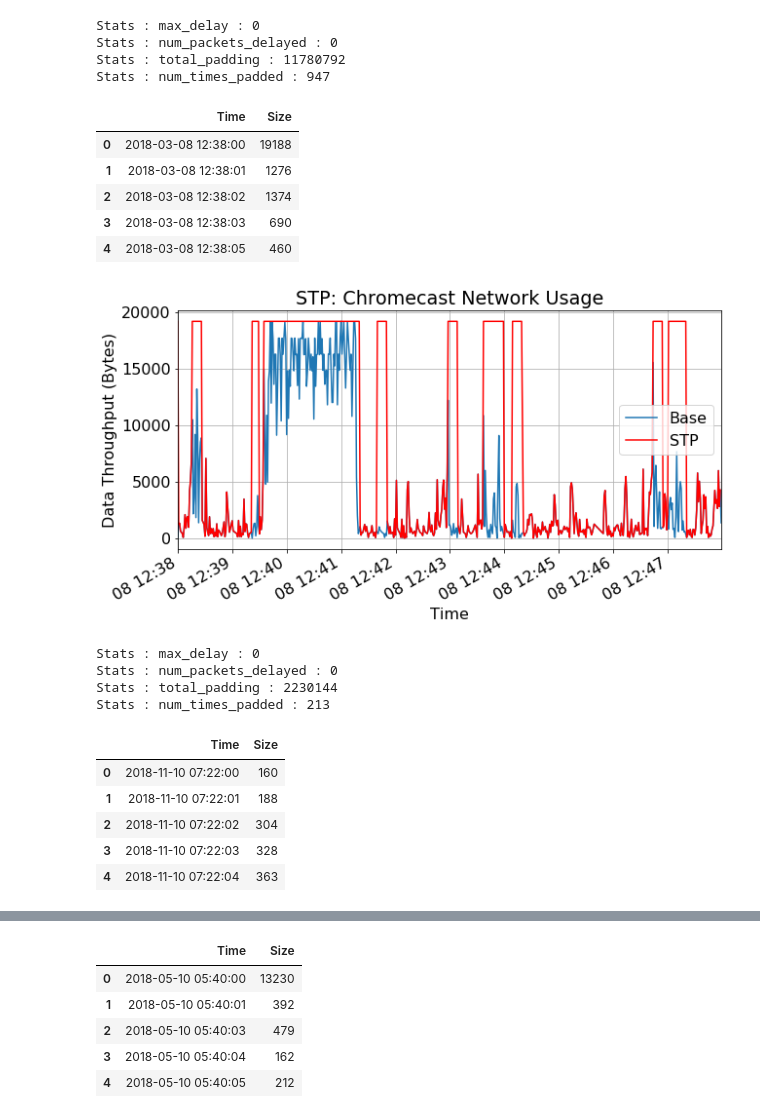
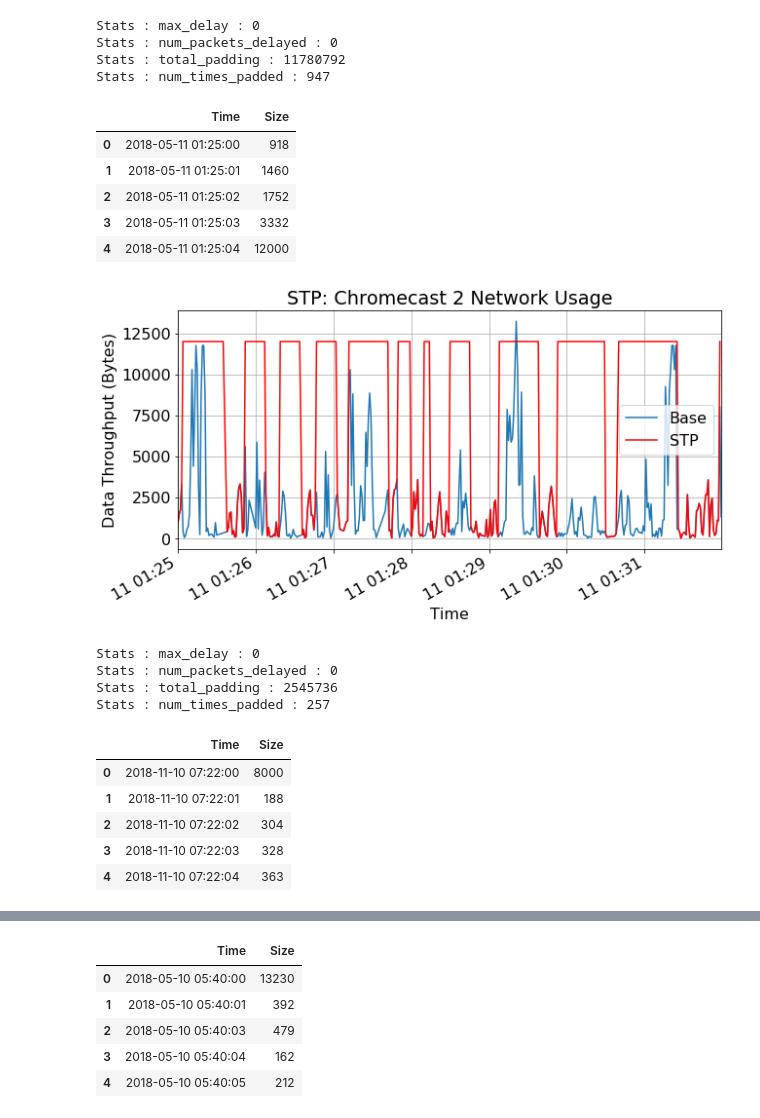
Before and after one commit to ayanpatel/iot-sec, a Jupyter notebook: plotDB.ipynb, the cells around one changed output, grey strips where cells are left out. Drawn from its saved outputs; the diff is of its cells as text; code cells hidden in the pictures.

Commit message:
figures stp

```diff
--- a/plotDB.ipynb
+++ b/plotDB.ipynb
@@ -473,14 +472,14 @@ Stats : num_times_padded : 947
 def stp_alg(input_df, R, q, threshold):
     output_df = pd.DataFrame(columns=['Time', 'Size'])
     stats = {'max_delay' : 0, 'num_packets_delayed' : 0, 'total_padding' : 0, 'num_times_padded' : 0}
-    T = 10 #Time period length in sec
+    T = 15 #Time period length in sec
     padStart = 0
     padEnd = 0
     padOffset = 0
     current_time = input_df['Time'].iloc[0]
     totalTime = int((input_df['Time'].iloc[len(input_df)-1] - current_time).total_seconds())
     for t in range(totalTime):
-        if t % T == 0 and random.random() < q:
+        if t % T == 0 and random.random() <= q:
             padOffset = random.randint(0, T)
             if t + padOffset > padEnd:
                 padStart = t + padOffset
@@ -509,39 +508,39 @@ def stp_alg(input_df, R, q, threshold):
         current_time = current_time + datetime.timedelta(seconds=1)
     return output_df, stats
 # %%
-chromecast_stp_df, chromecast_stp_stats = stp_alg(df, int(df['Size'].max()), 0.15, 7500)
+chromecast_stp_df, chromecast_stp_stats = stp_alg(df, 12000, 0.5, 5000)
 chromecast_stp_df.head()
 # %% [output]
 |  | Time | Size |
-| 0 | 2018-03-08 12:38:00 | 19188 |
-| 1 | 2018-03-08 12:38:01 | 1276 |
-| 2 | 2018-03-08 12:38:02 | 1374 |
-| 3 | 2018-03-08 12:38:03 | 690 |
-| 4 | 2018-03-08 12:38:05 | 460 |
+| 0 | 2018-05-11 01:25:00 | 918 |
+| 1 | 2018-05-11 01:25:01 | 1460 |
+| 2 | 2018-05-11 01:25:02 | 1752 |
+| 3 | 2018-05-11 01:25:03 | 3332 |
+| 4 | 2018-05-11 01:25:04 | 12000 |
 # %%
 ax = df.plot(x='Time', y='Size', kind='line', grid=True, title='Chromecast Network Usage', figsize=(10,5))
 ax.set_xlabel('Time')
 ax.set_ylabel('Data Throughput (Bytes)')
-chromecast_stp_df.plot(x='Time', y='Size', kind='line', grid=True, title='STP: Chromecast Network Usage', figsize=(10,5), ax=ax, color='red')
+chromecast_stp_df.plot(x='Time', y='Size', kind='line', grid=True, title='STP: Chromecast 2 Network Usage', figsize=(10,5), ax=ax, color='red')
 plt.legend(['Base', 'STP'])
-plt.savefig('figures/chromecast_stp.png')
+plt.savefig('figures/chromecast2_stp.png')
 plt.show()
 # %% [output]
-[figure, old version]
+[figure, new version]
 # %%
 for stat in chromecast_stp_stats:
     print("Stats : {} : {}".format(stat,chromecast_stp_stats[stat]))
 # %% [output]
 Stats : max_delay : 0
 Stats : num_packets_delayed : 0
-Stats : total_padding : 2230144
-Stats : num_times_padded : 213
+Stats : total_padding : 2545736
+Stats : num_times_padded : 257
 # %%
-google_home_stp_df, google_home_stp_stats = stp_alg(df2, int(df2['Size'].max()), 0.15, 4000)
+google_home_stp_df, google_home_stp_stats = stp_alg(df2, 8000, 0.15, 4000)
 google_home_stp_df.head()
 # %% [output]
 |  | Time | Size |
-| 0 | 2018-11-10 07:22:00 | 160 |
+| 0 | 2018-11-10 07:22:00 | 8000 |
 | 1 | 2018-11-10 07:22:01 | 188 |
 | 2 | 2018-11-10 07:22:02 | 304 |
 | 3 | 2018-11-10 07:22:03 | 328 |
```
Also changed, not shown: parts of 9 cells of this notebook, 3 other files.
